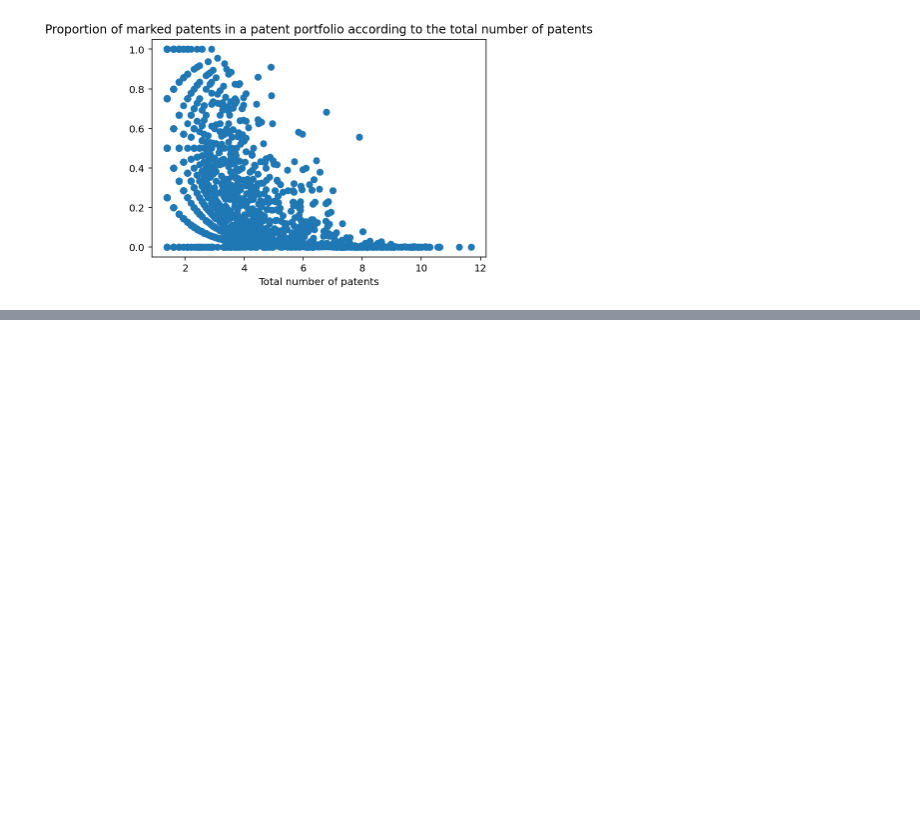
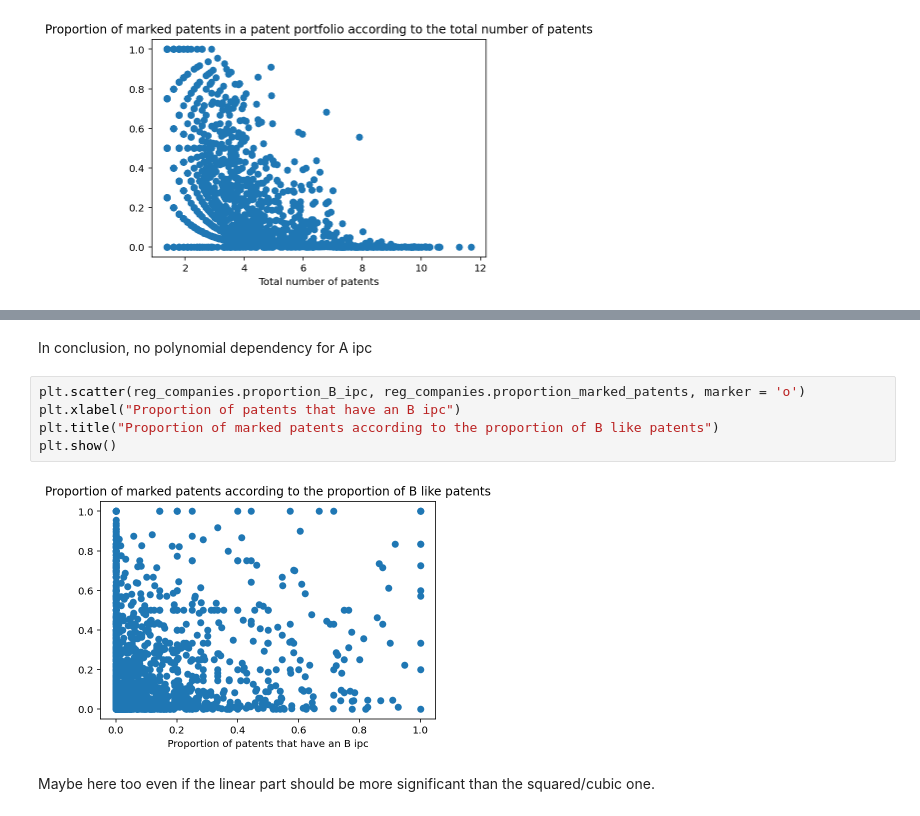
Before and after one commit to gregbellan/MODS208, a Jupyter notebook: regression_companies.ipynb, the cells around one changed output, grey strips where cells are left out. Drawn from its saved outputs; the diff is of its cells as text; blank space fills up the shorter version.

```diff
--- a/regression_companies.ipynb
+++ b/regression_companies.ipynb
@@ -247,0 +338,11 @@ strong multicollinearity problems or that the design matrix is singular.
+# %% [markdown]
+In conclusion, no polynomial dependency for A ipc
+# %%
+plt.scatter(reg_companies.proportion_B_ipc, reg_companies.proportion_marked_patents, marker = 'o')
+plt.xlabel("Proportion of patents that have an B ipc")
+plt.title("Proportion of marked patents according to the proportion of B like patents")
+plt.show()
+# %% [output]
+[figure, added]
+# %% [markdown]
+Maybe here too even if the linear part should be more significant than the squared/cubic one.
```
Also changed, not shown: parts of 43 cells of this notebook.
